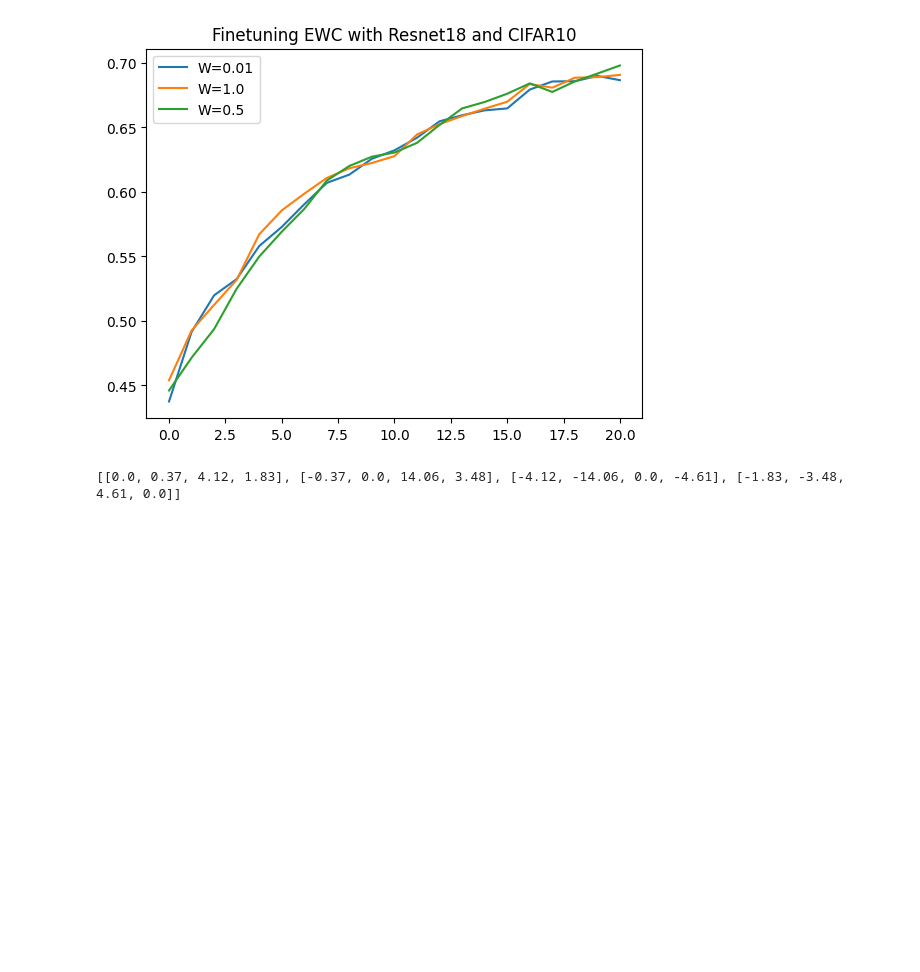
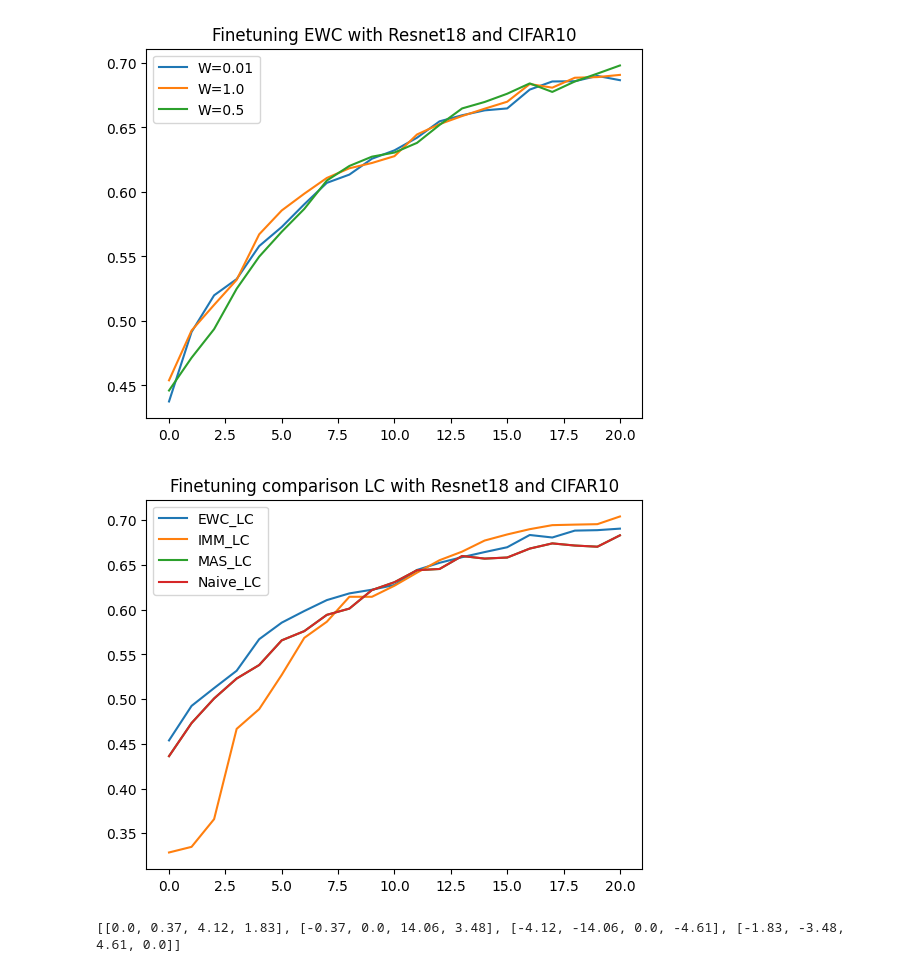
Before and after one commit to FelixMoeller3/calms, a Jupyter notebook: src/evaluation/eval_model_stealing.ipynb, the cells around one changed output. Cells and saved outputs as stored; diff of their text form; code cells hidden in the pictures; blank space fills up the shorter version.

```diff
--- a/src/evaluation/eval_model_stealing.ipynb
+++ b/src/evaluation/eval_model_stealing.ipynb
@@ -205,6 +205,20 @@ plt.title("Finetuning EWC with Resnet18 and CIFAR10")
 plt.show()
 # %% [output]
 [figure]
+# %%
+ewc_best = [0.4539, 0.4925, 0.5124, 0.5318, 0.5671, 0.5856, 0.5986, 0.6108, 0.6183, 0.6224, 0.6277, 0.6445, 0.6525, 0.6588, 0.6645, 0.6699, 0.6836, 0.6808, 0.6885, 0.689, 0.6907]
+imm_best = [0.3286, 0.3349, 0.3659, 0.4668, 0.4889, 0.5272, 0.5686, 0.5866, 0.6145, 0.6145, 0.6269, 0.6415, 0.6554, 0.665, 0.6774, 0.6842, 0.6901, 0.6946, 0.6952, 0.6957, 0.7043]
+mas_best = [0.4363, 0.4733, 0.5008, 0.5231, 0.5382, 0.5658, 0.5761, 0.5943, 0.6013, 0.622, 0.6308, 0.6442, 0.6456, 0.6601, 0.6572, 0.6584, 0.6684, 0.6742, 0.6718, 0.6705, 0.6832]
+naive_best = [0.4139, 0.5125, 0.5592, 0.5866, 0.6151, 0.6307, 0.6513, 0.6617, 0.6737, 0.683, 0.6827, 0.6964, 0.7083, 0.7165, 0.7178, 0.7197, 0.725, 0.7276, 0.7284, 0.7325, 0.7402]
+plt.plot(ewc_best,label="EWC_LC")
+plt.plot(imm_best,label="IMM_LC")
+plt.plot(mas_best,label="MAS_LC")
+plt.plot(mas_best,label="Naive_LC")
+plt.legend()
+plt.title("Finetuning comparison LC with Resnet18 and CIFAR10")
+plt.show()
+# %% [output]
+[figure, added]
 # %%
 def calculate_ppm(values: List[List[float]]) -> List[List[float]]:
     scores = []
```
Also changed, not shown: parts of 1 cell of this notebook, 7 other files.
